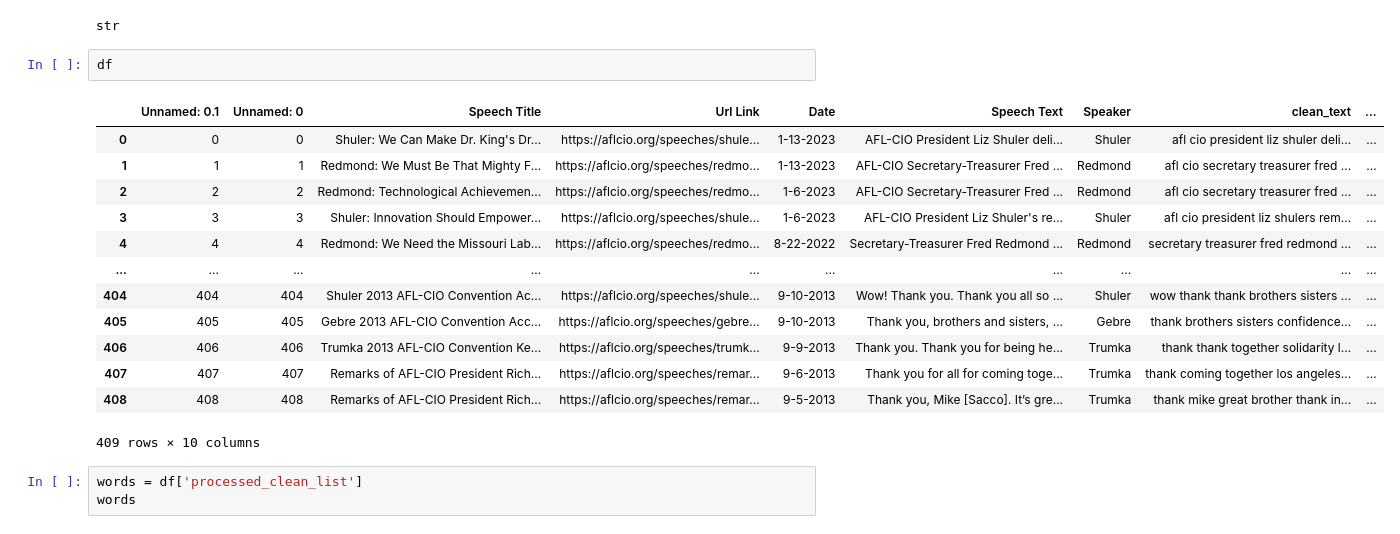
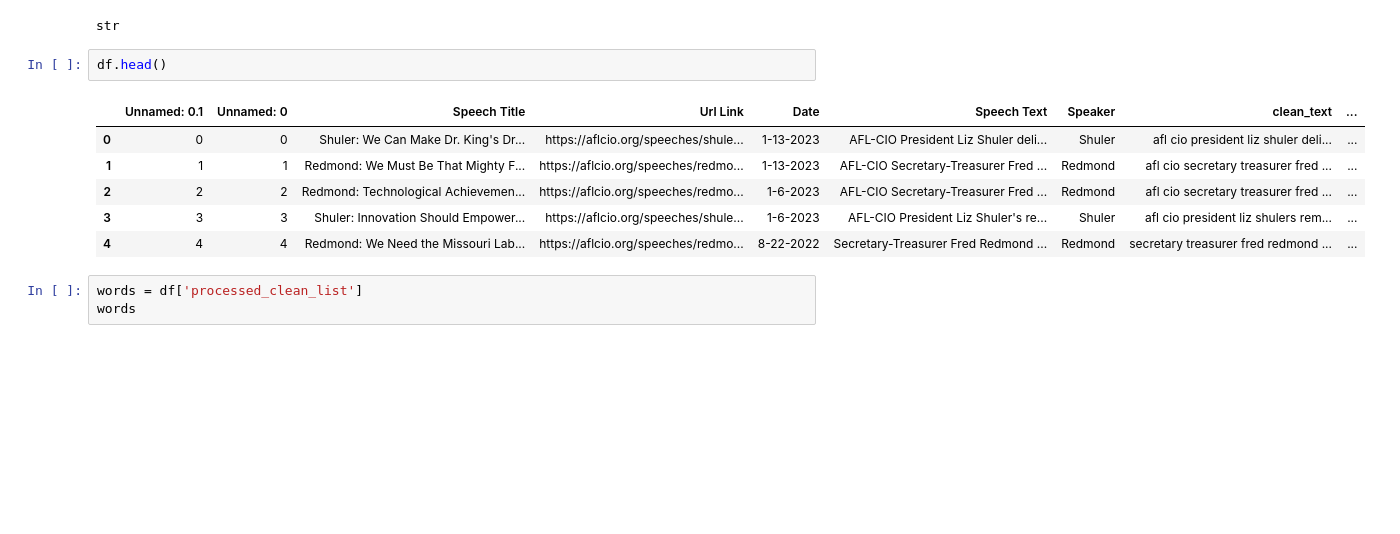
Before and after one commit to jpan1234/cssh_lab, a Jupyter notebook: AFLCIO Analysis/AFL CIO Topic Modeling.ipynb, the cells around one changed output. Saved outputs shown, nothing was run; the diff lists cells and outputs as text; blank space fills up the shorter version.

```diff
--- a/AFLCIO Analysis/AFL CIO Topic Modeling.ipynb
+++ b/AFLCIO Analysis/AFL CIO Topic Modeling.ipynb
@@ -21,21 +21,14 @@ type(df['processed_clean_list'][0])
 # %% [output]
 str
 # %%
-df
+df.head()
 # %% [output]
 |  | Unnamed: 0.1 | Unnamed: 0 | Speech Title | Url Link | Date | Speech Text | Speaker | clean_text | ... |
 | 0 | 0 | 0 | Shuler: We Can Make Dr. King's Dr... | https://aflcio.org/speeches/shule... | 1-13-2023 | AFL-CIO President Liz Shuler deli... | Shuler | afl cio president liz shuler deli... | ... |
 | 1 | 1 | 1 | Redmond: We Must Be That Mighty F... | https://aflcio.org/speeches/redmo... | 1-13-2023 | AFL-CIO Secretary-Treasurer Fred ... | Redmond | afl cio secretary treasurer fred ... | ... |
 | 2 | 2 | 2 | Redmond: Technological Achievemen... | https://aflcio.org/speeches/redmo... | 1-6-2023 | AFL-CIO Secretary-Treasurer Fred ... | Redmond | afl cio secretary treasurer fred ... | ... |
 | 3 | 3 | 3 | Shuler: Innovation Should Empower... | https://aflcio.org/speeches/shule... | 1-6-2023 | AFL-CIO President Liz Shuler's re... | Shuler | afl cio president liz shulers rem... | ... |
 | 4 | 4 | 4 | Redmond: We Need the Missouri Lab... | https://aflcio.org/speeches/redmo... | 8-22-2022 | Secretary-Treasurer Fred Redmond ... | Redmond | secretary treasurer fred redmond ... | ... |
-| ... | ... | ... | ... | ... | ... | ... | ... | ... | ... |
-| 404 | 404 | 404 | Shuler 2013 AFL-CIO Convention Ac... | https://aflcio.org/speeches/shule... | 9-10-2013 | Wow! Thank you. Thank you all so ... | Shuler | wow thank thank brothers sisters ... | ... |
-| 405 | 405 | 405 | Gebre 2013 AFL-CIO Convention Acc... | https://aflcio.org/speeches/gebre... | 9-10-2013 | Thank you, brothers and sisters, ... | Gebre | thank brothers sisters confidence... | ... |
-| 406 | 406 | 406 | Trumka 2013 AFL-CIO Convention Ke... | https://aflcio.org/speeches/trumk... | 9-9-2013 | Thank you. Thank you for being he... | Trumka | thank thank together solidarity l... | ... |
-| 407 | 407 | 407 | Remarks of AFL-CIO President Rich... | https://aflcio.org/speeches/remar... | 9-6-2013 | Thank you for all for coming toge... | Trumka | thank coming together los angeles... | ... |
-| 408 | 408 | 408 | Remarks of AFL-CIO President Rich... | https://aflcio.org/speeches/remar... | 9-5-2013 | Thank you, Mike [Sacco]. It’s gre... | Trumka | thank mike great brother thank in... | ... |
-409 rows × 10 columns
 # %%
 words = df['processed_clean_list']
 words
```
Also changed, not shown: 8 other files.
